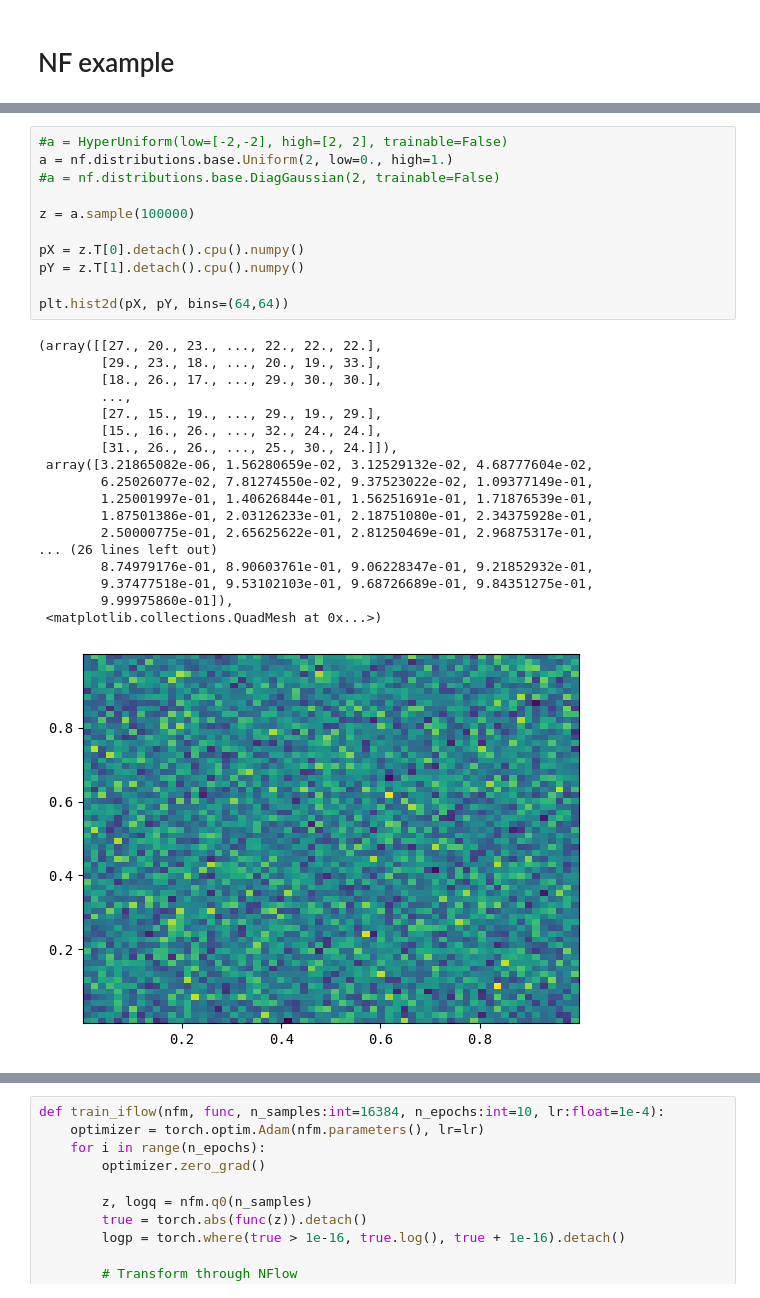
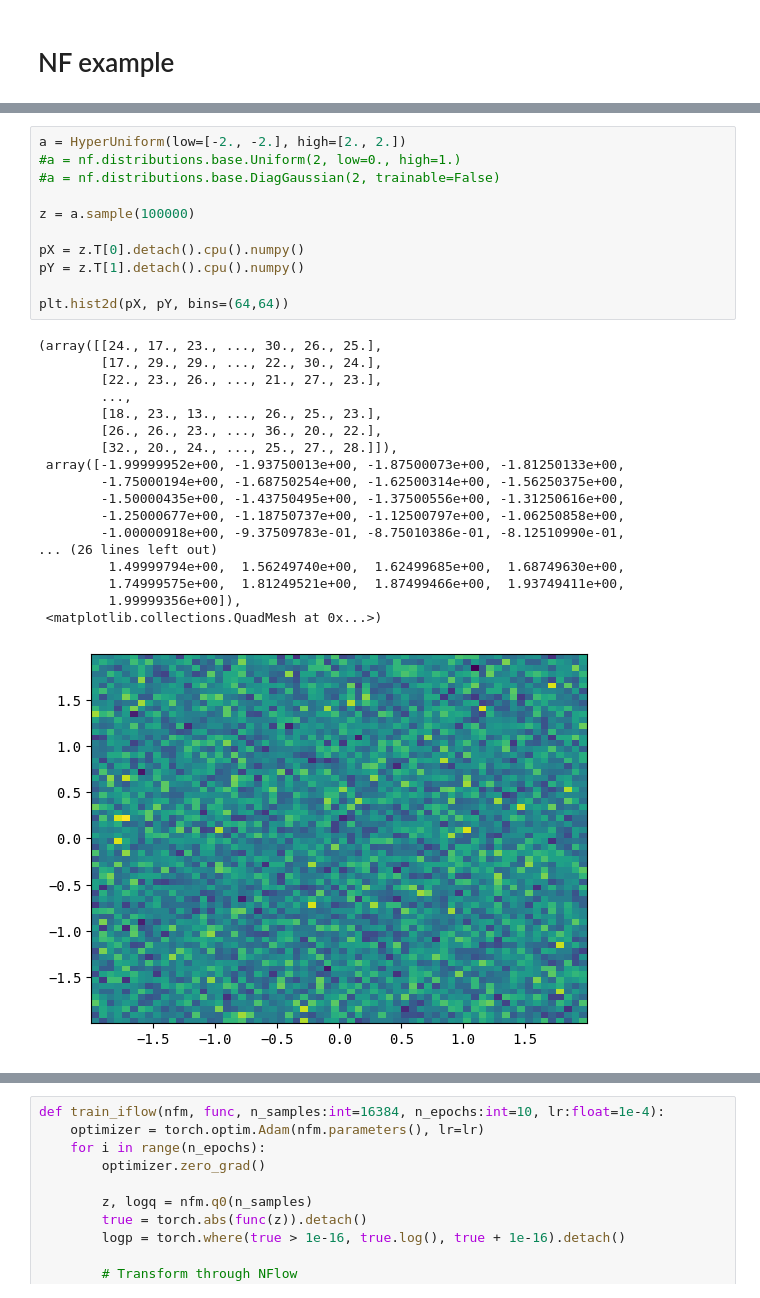
Before and after one commit to nVentis/MEM_HEP, a Jupyter notebook: notebooks/mem_nis_v2.ipynb, the cells around one changed output, grey strips where cells are left out. Saved outputs shown, nothing was run; the diff lists cells and outputs as text.

```diff
--- a/notebooks/mem_nis_v2.ipynb
+++ b/notebooks/mem_nis_v2.ipynb
@@ -137,32 +95,32 @@ Error:
 # %%
-#a = HyperUniform(low=[-2,-2], high=[2, 2], trainable=False)
-a = nf.distributions.base.Uniform(2, low=0., high=1.)
+a = HyperUniform(low=[-2., -2.], high=[2., 2.])
+#a = nf.distributions.base.Uniform(2, low=0., high=1.)
 #a = nf.distributions.base.DiagGaussian(2, trainable=False)
 
 z = a.sample(100000)
 
 pX = z.T[0].detach().cpu().numpy()
 pY = z.T[1].detach().cpu().numpy()
 
 plt.hist2d(pX, pY, bins=(64,64))
 # %% [output]
-(array([[27., 20., 23., ..., 22., 22., 22.],
-        [29., 23., 18., ..., 20., 19., 33.],
-        [18., 26., 17., ..., 29., 30., 30.],
+(array([[24., 17., 23., ..., 30., 26., 25.],
+        [17., 29., 29., ..., 22., 30., 24.],
+        [22., 23., 26., ..., 21., 27., 23.],
         ...,
-        [27., 15., 19., ..., 29., 19., 29.],
-        [15., 16., 26., ..., 32., 24., 24.],
-        [31., 26., 26., ..., 25., 30., 24.]]),
- array([3.21865082e-06, 1.56280659e-02, 3.12529132e-02, 4.68777604e-02,
-        6.25026077e-02, 7.81274550e-02, 9.37523022e-02, 1.09377149e-01,
-        1.25001997e-01, 1.40626844e-01, 1.56251691e-01, 1.71876539e-01,
-        1.87501386e-01, 2.03126233e-01, 2.18751080e-01, 2.34375928e-01,
-        2.50000775e-01, 2.65625622e-01, 2.81250469e-01, 2.96875317e-01,
+        [18., 23., 13., ..., 26., 25., 23.],
+        [26., 26., 23., ..., 36., 20., 22.],
+        [32., 20., 24., ..., 25., 27., 28.]]),
+ array([-1.99999952e+00, -1.93750013e+00, -1.87500073e+00, -1.81250133e+00,
+        -1.75000194e+00, -1.68750254e+00, -1.62500314e+00, -1.56250375e+00,
+        -1.50000435e+00, -1.43750495e+00, -1.37500556e+00, -1.31250616e+00,
+        -1.25000677e+00, -1.18750737e+00, -1.12500797e+00, -1.06250858e+00,
+        -1.00000918e+00, -9.37509783e-01, -8.75010386e-01, -8.12510990e-01,
 ... (26 lines left out)
-        8.74979176e-01, 8.90603761e-01, 9.06228347e-01, 9.21852932e-01,
-        9.37477518e-01, 9.53102103e-01, 9.68726689e-01, 9.84351275e-01,
-        9.99975860e-01]),
+         1.49999794e+00,  1.56249740e+00,  1.62499685e+00,  1.68749630e+00,
+         1.74999575e+00,  1.81249521e+00,  1.87499466e+00,  1.93749411e+00,
+         1.99999356e+00]),
  <matplotlib.collections.QuadMesh at 0x...>)
-[figure, old version]
+[figure, new version]
 # %%
 def plot_proposal(nfm, n_samples:int=1024):
```
Also changed, not shown: parts of 24 cells of this notebook, 3 other files.
